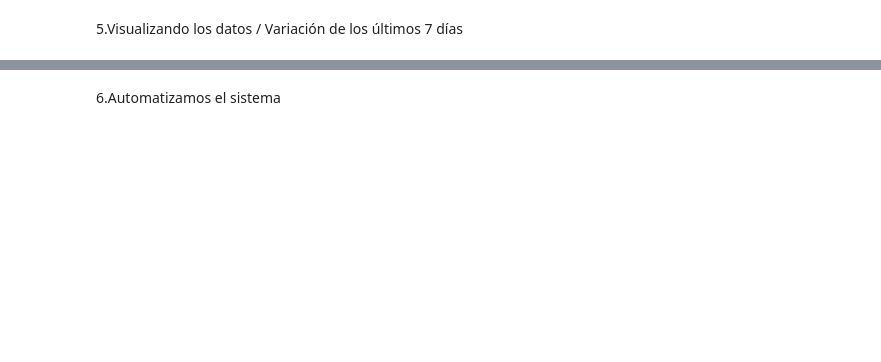
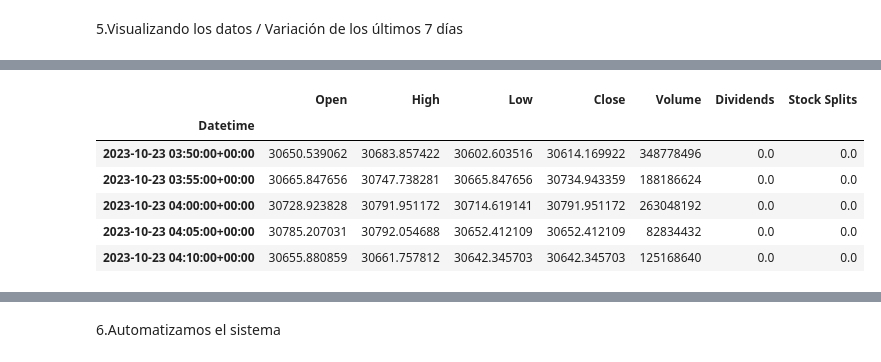
Before and after one commit to Wanves/aluraChallengeRobotTrading, a Jupyter notebook: challenger_data_science_final.ipynb, the cells around one changed output, grey strips where cells are left out. Cells and saved outputs as stored; diff of their text form; code cells hidden in the pictures; blank space fills up the shorter version.

```diff
--- a/challenger_data_science_final.ipynb
+++ b/challenger_data_science_final.ipynb
@@ -384,0 +385,10 @@ visualizacion()
+# %%
+datos_limpios.head()
+# %% [output]
+|  | Open | High | Low | Close | Volume | Dividends | Stock Splits |
+| Datetime |  |  |  |  |  |  |  |
+| 2023-10-23 03:50:00+00:00 | 30650.539062 | 30683.857422 | 30602.603516 | 30614.169922 | 348778496 | 0.0 | 0.0 |
+| 2023-10-23 03:55:00+00:00 | 30665.847656 | 30747.738281 | 30665.847656 | 30734.943359 | 188186624 | 0.0 | 0.0 |
+| 2023-10-23 04:00:00+00:00 | 30728.923828 | 30791.951172 | 30714.619141 | 30791.951172 | 263048192 | 0.0 | 0.0 |
+| 2023-10-23 04:05:00+00:00 | 30785.207031 | 30792.054688 | 30652.412109 | 30652.412109 | 82834432 | 0.0 | 0.0 |
+| 2023-10-23 04:10:00+00:00 | 30655.880859 | 30661.757812 | 30642.345703 | 30642.345703 | 125168640 | 0.0 | 0.0 |
```
Also changed, not shown: parts of 20 cells of this notebook.
